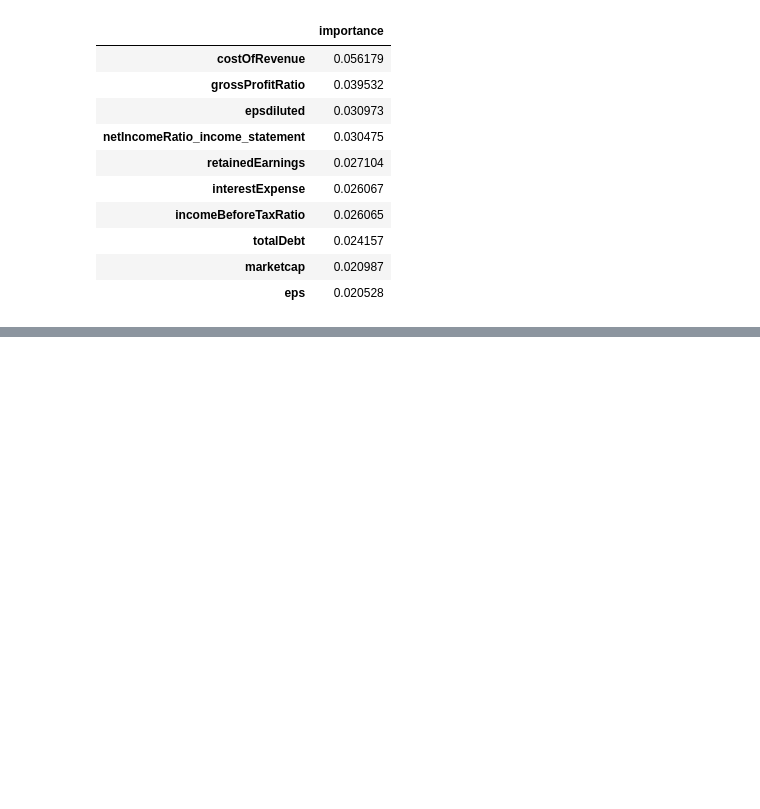
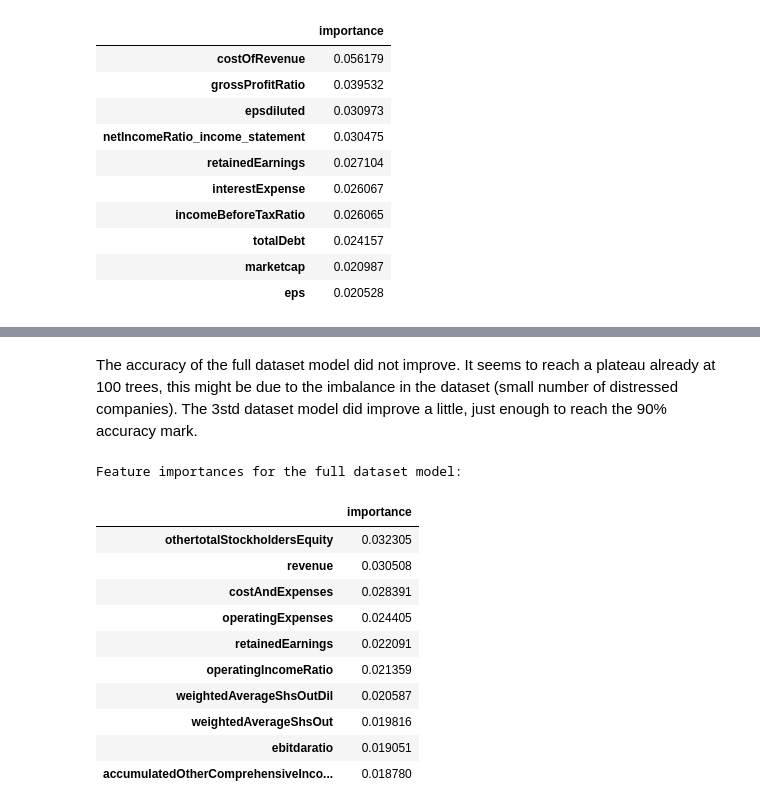
Before and after one commit to quityQ/bachelor, a Jupyter notebook: analysis_forest.ipynb, the cells around one changed output, grey strips where cells are left out. Drawn from its saved outputs; the diff is of its cells as text; code cells hidden in the pictures; blank space fills up the shorter version.

```diff
--- a/analysis_forest.ipynb
+++ b/analysis_forest.ipynb
@@ -295,0 +305,6 @@ Feature importances for the 3std dataset model:
+# %%
+bag_full_02 = RFC(n_estimators=5000, random_state=0)
+bag_full_02.fit(X_train, y_train)
+
+bag_3std_02 = RFC(n_estimators=5000, random_state=0)
+bag_3std_02.fit(X3_train, y3_train)
@@ -295,0 +334,20 @@ Feature importances for the 3std dataset model:
+# %% [markdown]
+The accuracy of the full dataset model did not improve. It seems to reach a plateau already at 100 trees, this might be due to the imbalance in the dataset (small number of distressed companies). The 3std dataset model did improve a little, just enough to reach the 90% accuracy mark.
+# %%
+print("Feature importances for the full dataset model:")
+feature_importances = pd.DataFrame({'importance':bag_full_02.feature_importances_}, index=feature_names_03)
+feature_importances.sort_values(by='importance', ascending=False, inplace=True)
+feature_importances.head(10)
+# %% [output]
+Feature importances for the full dataset model:
+|  | importance |
+| othertotalStockholdersEquity | 0.032305 |
+| revenue | 0.030508 |
+| costAndExpenses | 0.028391 |
+| operatingExpenses | 0.024405 |
+| retainedEarnings | 0.022091 |
+| operatingIncomeRatio | 0.021359 |
+| weightedAverageShsOutDil | 0.020587 |
+| weightedAverageShsOut | 0.019816 |
+| ebitdaratio | 0.019051 |
+| accumulatedOtherComprehensiveInco... | 0.018780 |
```
Also changed, not shown: parts of 17 cells of this notebook, 7 other files.
